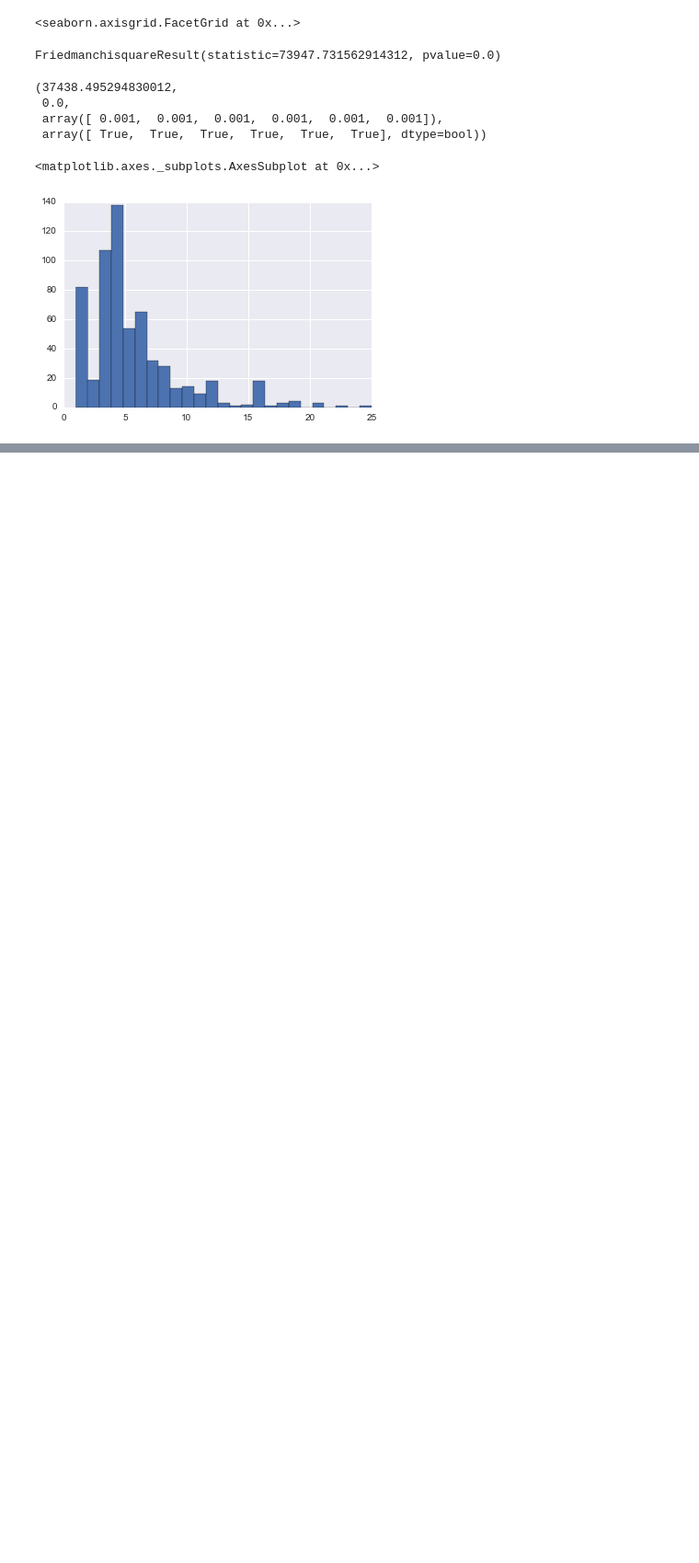
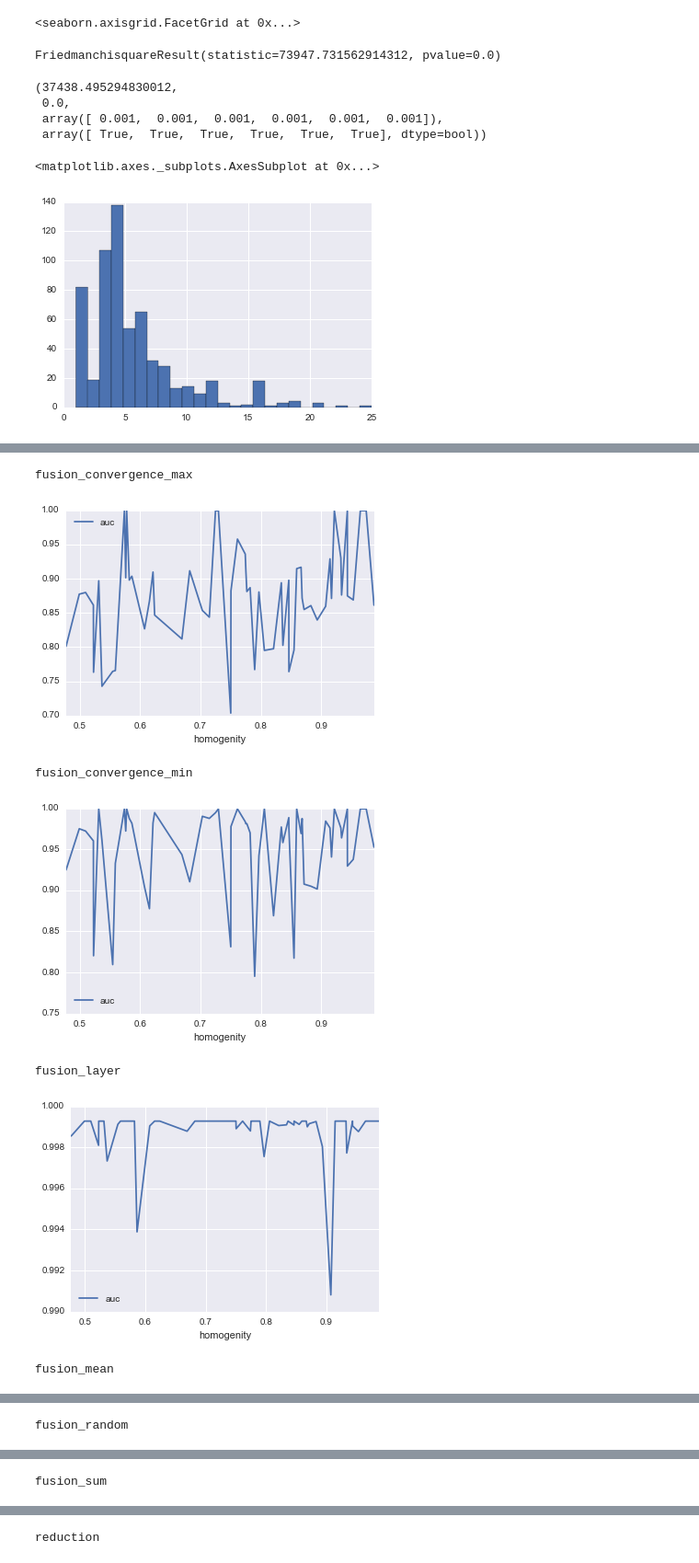
Before and after one commit to Adek89/multiplex, a Jupyter notebook: MuNeG/graph/analyser/online_analyze_notebook_new_generation.ipynb, the cells around one changed output, grey strips where cells are left out. Shown at 92% size. Cells and saved outputs as stored; diff of their text form; code cells hidden in the pictures; blank space fills up the shorter version.

```diff
--- a/MuNeG/graph/analyser/online_analyze_notebook_new_generation.ipynb
+++ b/MuNeG/graph/analyser/online_analyze_notebook_new_generation.ipynb
@@ -294,0 +329,14 @@ Name: aoc, dtype: float64
+# %%
+import matplotlib.pyplot as plt
+for method in mean_homogenity["method"].unique():
+    mean_homogenity[mean_homogenity["method"]==method].plot(x="homogenity", y="auc", kind="line")
+    print method
+    plt.show()
+# %% [output]
+fusion_convergence_max
+[figure, added]
+fusion_convergence_min
+[figure, added]
+fusion_layer
+[figure, added]
+fusion_mean
@@ -294,0 +344 @@ Name: aoc, dtype: float64
+fusion_random
@@ -294,0 +346 @@ Name: aoc, dtype: float64
+fusion_sum
@@ -294,0 +348 @@ Name: aoc, dtype: float64
+reduction
```
Also changed, not shown: parts of 15 cells of this notebook, 15 other files.
